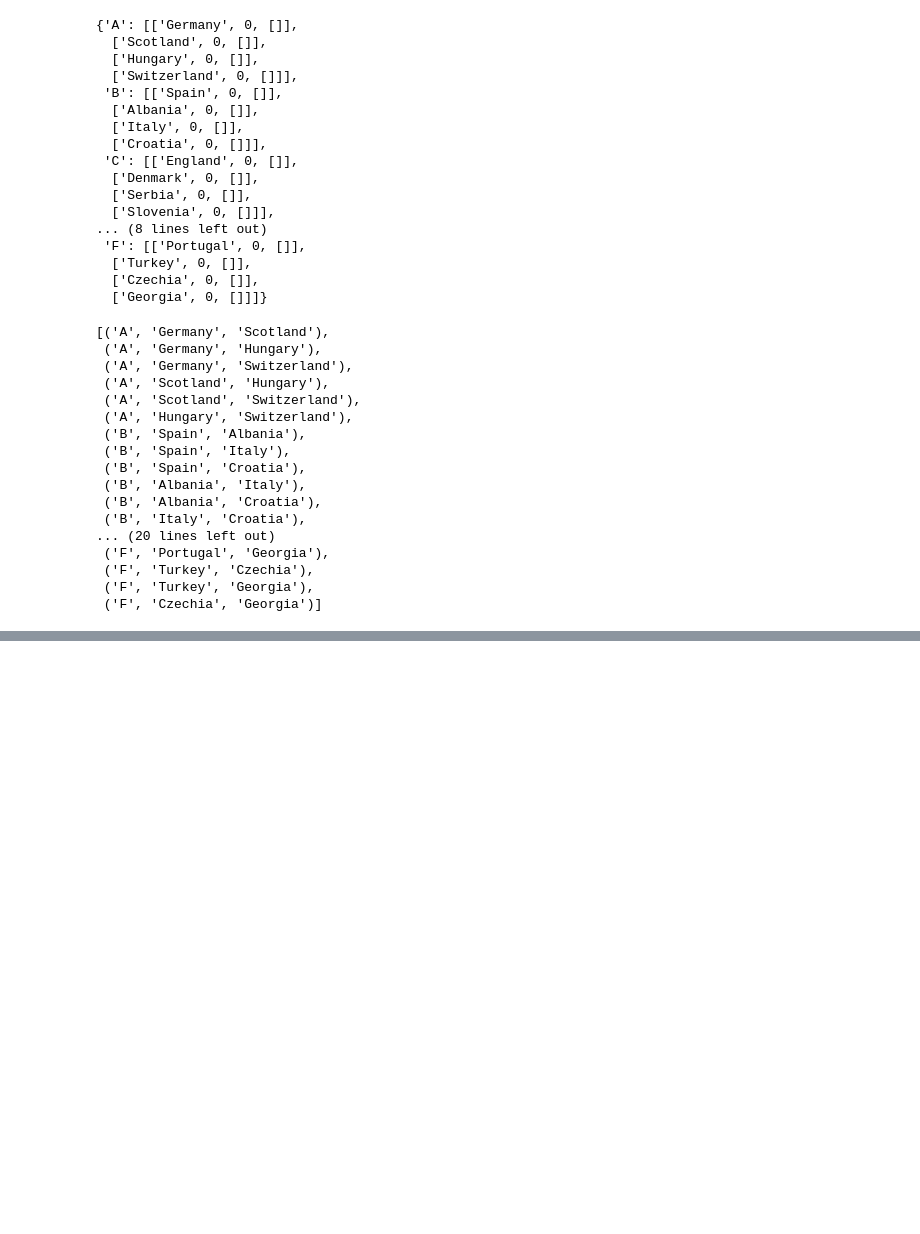
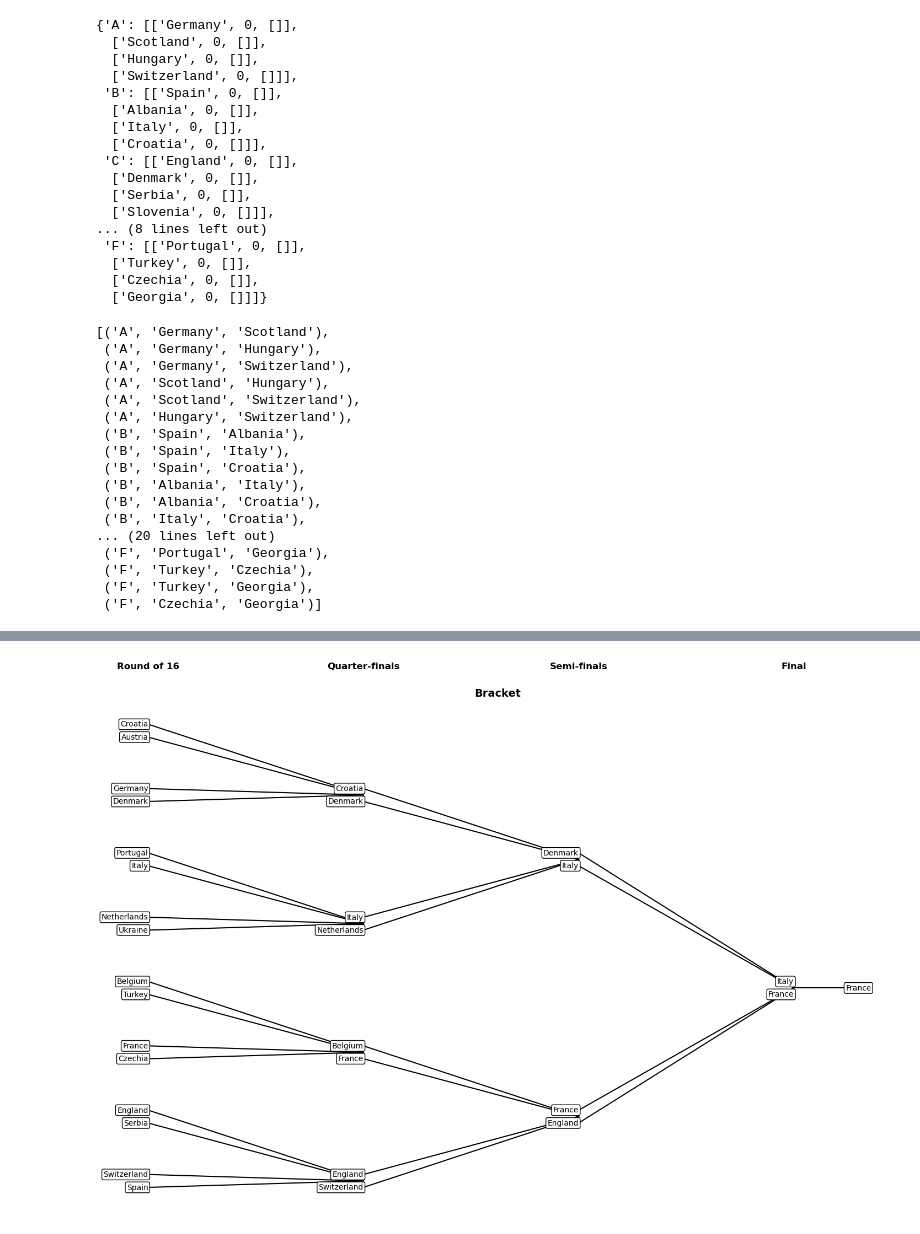
Before and after one commit to erensglm/Euro2024Predictor, a Jupyter notebook: EuroPredDemo.ipynb, the cells around one changed output, grey strips where cells are left out. Drawn from its saved outputs; the diff is of its cells as text; code cells hidden in the pictures; blank space fills up the shorter version.

```diff
--- a/EuroPredDemo.ipynb
+++ b/EuroPredDemo.ipynb
@@ -891,13 +883,13 @@ next_rounds = []
 
 # Define the Round of 16 match pairs according to the new arrangement
 matches = [
-    ("Croatia", "Turkey"),
+    ("Croatia", "Austria"),
     ("Germany", "Denmark"),
     ("Portugal", "Italy"),
     ("Netherlands", "Ukraine"),
-    ("Belgium", "Serbia"),
+    ("Belgium", "Turkey"),
     ("France", "Czechia"),
-    ("England", "Austria"),
+    ("England", "Serbia"),
     ("Switzerland", "Spain")
 ]
 
@@ -931,10 +923,10 @@ for p in playoffs.keys():
                 print("\n")
 
             if team_1_prob < team_2_prob:
-                print("%s vs. %s: %s advances with prob %.2f"%(home, away, away, team_2_prob))
+                print("%s vs. %s: %s advances with prob %.4f"%(home, away, away, team_2_prob))
                 next_rounds.append(away)
             else:
-                print("%s vs. %s: %s advances with prob %.2f"%(home, away, home, team_1_prob))
+                print("%s vs. %s: %s advances with prob %.4f"%(home, away, home, team_1_prob))
                 next_rounds.append(home)
 
             game.append([team_1_prob, team_2_prob])
@@ -961,16 +953,17 @@ for p in playoffs.keys():
             team_2_prob = (probs_g2[0][0] + probs_g1[0][1])/2
 
             if actual_round != p:
+                print("\n")
                 print("-"*10)
                 print("Starting simulation of %s"%(p))
                 print("-"*10)
                 print("\n")
 
             if team_1_prob < team_2_prob:
-                print("%s vs. %s: %s advances with prob %.2f"%(home, away, away, team_2_prob))
+                print("%s vs. %s: %s advances with prob %.4f"%(home, away, away, team_2_prob))
                 next_rounds.append(away)
             else:
-                print("%s vs. %s: %s advances with prob %.2f"%(home, away, home, team_1_prob))
+                print("%s vs. %s: %s advances with prob %.4f"%(home, away, home, team_1_prob))
                 next_rounds.append(home)
             game.append([team_1_prob, team_2_prob])
             playoffs[p][i] = game
@@ -995,0 +989,80 @@ Italy vs. France: France advances with prob 0.56
+# %%
+import matplotlib.pyplot as plt
+import matplotlib.patches as patches
+
+def draw_bracket(matches, title="Bracket"):
+    fig, ax = plt.subplots(figsize=(18, 12))
+
+    # Turnuva turları
+    rounds = ["Round of 16", "Quarter-finals", "Semi-finals", "Final"]
+
+    # Turnuva çizelgesinin X ve Y koordinatlarını belirleyin
+    x_positions = [0, 1, 2, 3]
+    y_positions = [i for i in range(16, 0, -1)]
+
+    # Maç konumlarını belirleyin
+    match_positions = {
+        "Round of 16": [(0, y_positions[i*2]) for i in range(8)],
+        "Quarter-finals": [(1, y_positions[i*4+2]) for i in range(4)],
+        "Semi-finals": [(2, y_positions[i*8+4]) for i in range(2)],
+        "Final": [(3, y_positions[8])]
+    }
+
+    # Bracket çiz
+    for round_name, round_matches in matches.items():
+        for i, match in enumerate(round_matches):
+            home, away = match
+
+            x, y = match_positions[round_name][i]
+
+            # Takım isimlerini kutular içinde göster
+            ax.text(x-0.0, y+0.2, home, ha='right', va='center', fontsize=10, bbox=dict(facecolor='white', edgecolor='black', boxstyle='round,pad=0.2'))
+            ax.text(x-0.0, y-0.2, away, ha='right', va='center', fontsize=10, bbox=dict(facecolor='white', edgecolor='black', boxstyle='round,pad=0.2'))
+
+            # Takımlar arasındaki çizgiler
+            if round_name != "Final":
+                next_x, next_y = match_positions[rounds[rounds.index(round_name) + 1]][i//2]
+                ax.plot([x, next_x], [y+0.2, next_y], color='black')
+                ax.plot([x, next_x], [y-0.2, next_y], color='black')
+            else:
+                ax.text(x+0.3, y+0, "France", ha='center', va='center', fontsize=10, bbox=dict(facecolor='white', edgecolor='black', boxstyle='round,pad=0.2'))
+                ax.plot([x, x+0.25], [y, y], color='black')  # Çizgi ekle
+
+    # Her bir turu belirten başlıkları ekle
+    for i, round_name in enumerate(rounds):
+        ax.text(i, 18, round_name, ha='center', va='center', fontsize=12, weight='bold')
+
+    ax.set_title(title, fontsize=14, weight='bold')
+    ax.axis('off')
+    plt.show()
+
+# Örnek verilerle bracket çizme
+matches = {
+    "Round of 16": [
+        ("Croatia", "Austria"),
+        ("Germany", "Denmark"),
+        ("Portugal", "Italy"),
+        ("Netherlands", "Ukraine"),
+        ("Belgium", "Turkey"),
+        ("France", "Czechia"),
+        ("England", "Serbia"),
+        ("Switzerland", "Spain")
+    ],
+    "Quarter-finals": [
+        ("Croatia", "Denmark"),
+        ("Italy", "Netherlands"),
+        ("Belgium", "France"),
+        ("England", "Switzerland")
+    ],
+    "Semi-finals": [
+        ("Denmark", "Italy"),
+        ("France", "England")
+    ],
+    "Final": [
+        ("Italy","France")
+    ]
+}
+
+draw_bracket(matches)
+# %% [output]
+[figure, added]
```
Also changed, not shown: parts of 2 cells of this notebook.
